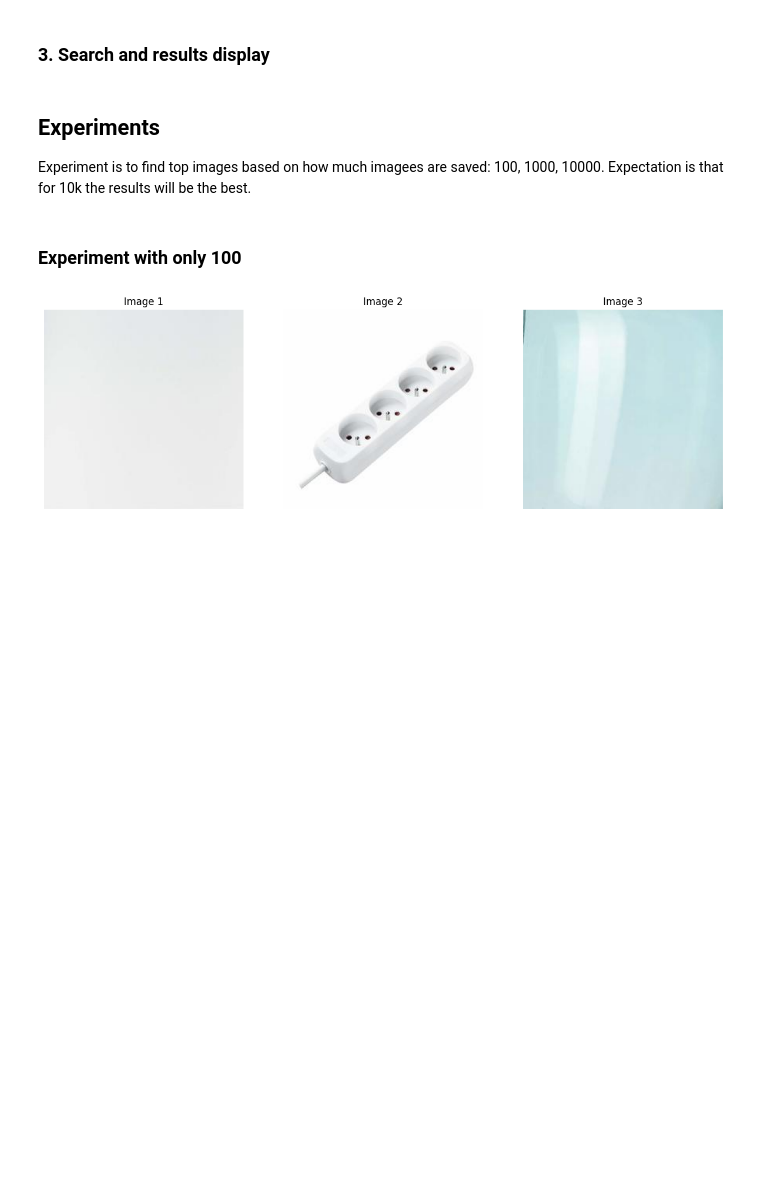
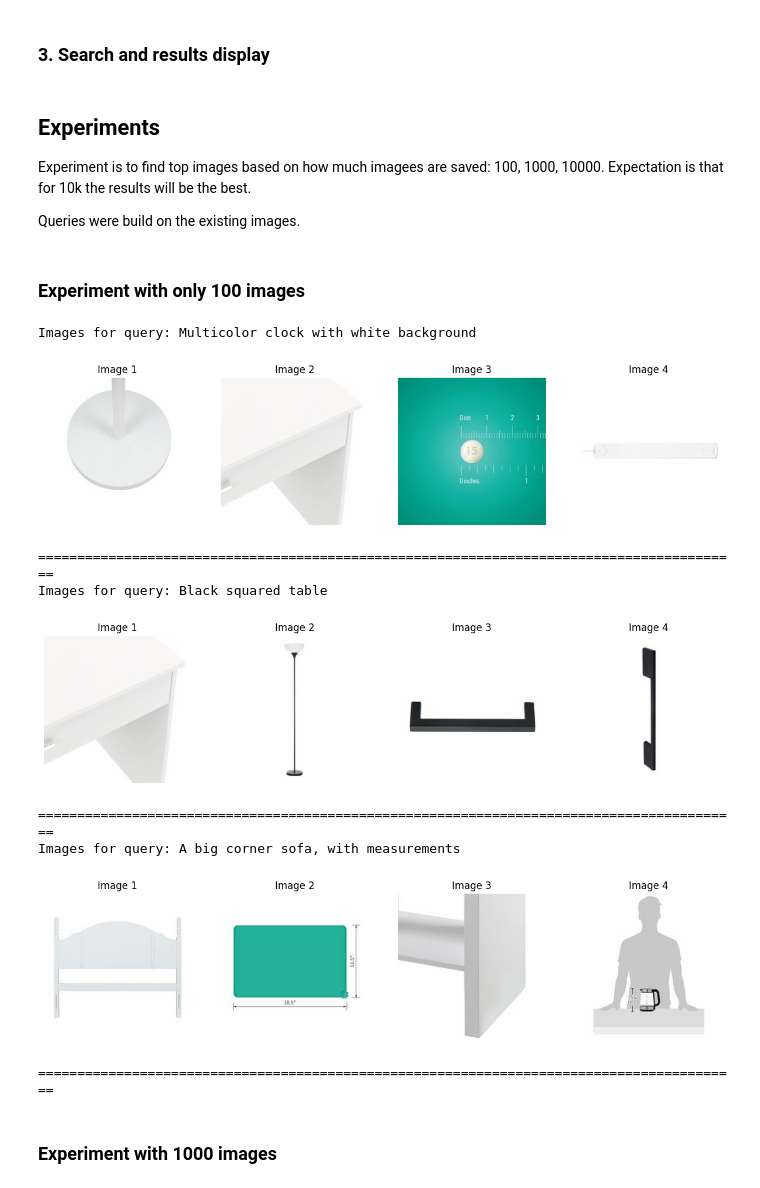
Before and after one commit to JerzyCode/mlops_agh_course, a Jupyter notebook: homework4/homework.ipynb, the cells around one changed output. Cells and saved outputs as stored; diff of their text form; code cells hidden in the pictures; blank space fills up the shorter version.

```diff
--- a/homework4/homework.ipynb
+++ b/homework4/homework.ipynb
@@ -182,15 +184,20 @@ search = ImageSearch(engine, model)
 ## Experiments
 
 Experiment is to find top images based on how much imagees are saved: 100, 1000, 10000. Expectation is that for 10k the results will be the best.
+
+Queries were build on the existing images.
 # %%
-queries = ["Ca"]
+queries = [
+    "Multicolor clock with white background",
+    "Black squared table",
+    "A big corner sofa, with measurements",
+]
 
-# TODO
+
+def run_experiment(k=4):
+    for q in queries:
+        print(f"Images for query: {q}")
+        search(q, k)
+        print("===" * 30)
 # %% [markdown]
-### Experiment with only 100
+### Experiment with only 100 images
-# %%
-desc1 = "I want a dog"
-
-search(desc1, k=3)
-# %% [output]
-[figure, removed]
@@ -196,0 +206,14 @@ search(desc1, k=3)
+# %%
+run_experiment()
+# %% [output]
+Images for query: Multicolor clock with white background
+[figure, added]
+==========================================================================================
+Images for query: Black squared table
+[figure, added]
+==========================================================================================
+Images for query: A big corner sofa, with measurements
+[figure, added]
+==========================================================================================
+# %% [markdown]
+### Experiment with 1000 images
```
Also changed, not shown: parts of 9 cells of this notebook.
